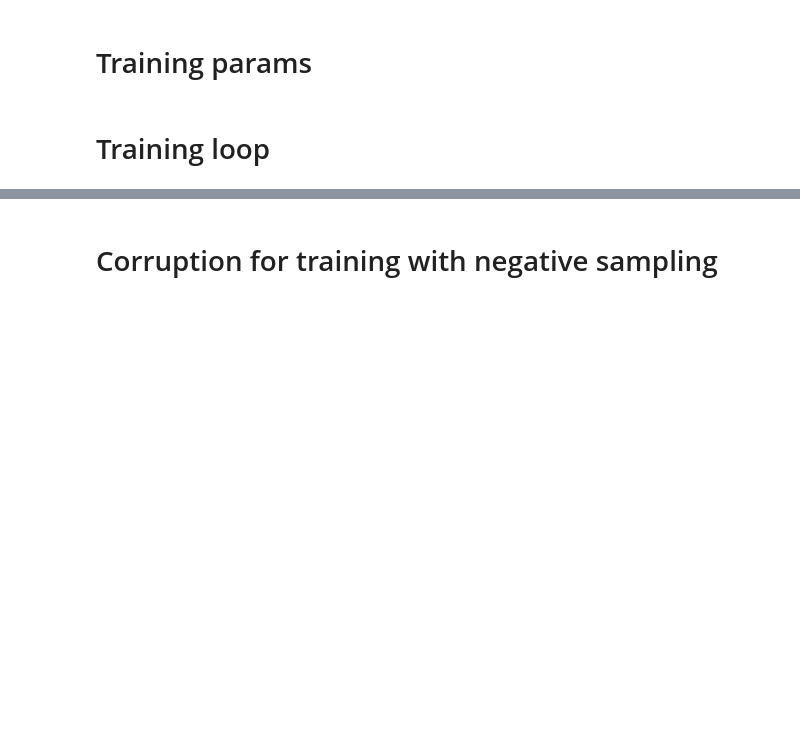
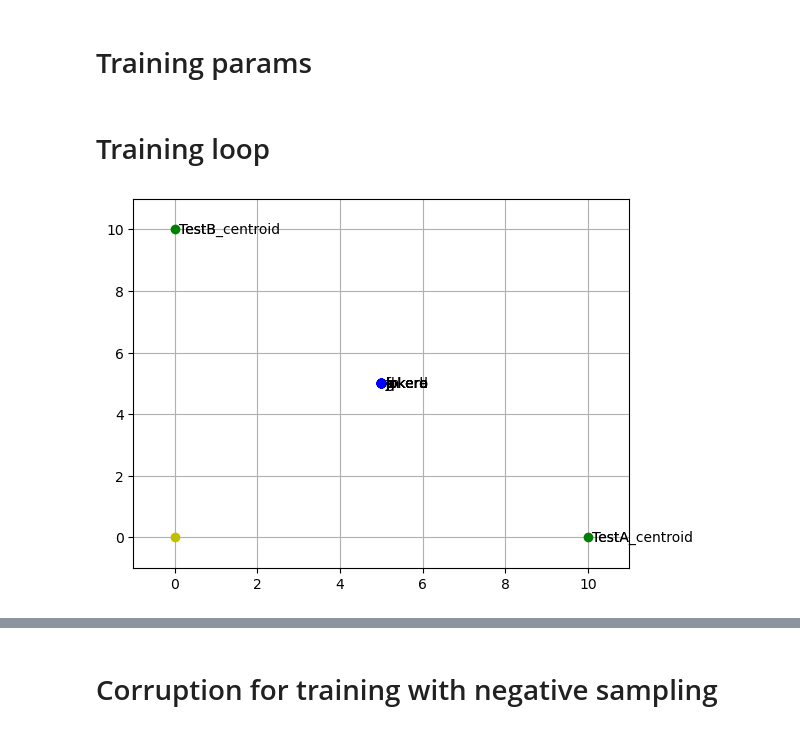
Before and after one commit to victorlacerdab/ELH-Implementation, a Jupyter notebook: toyexample.ipynb, the cells around one changed output, grey strips where cells are left out. Drawn from its saved outputs; the diff is of its cells as text; code cells hidden in the pictures; blank space fills up the shorter version.

```diff
--- a/toyexample.ipynb
+++ b/toyexample.ipynb
@@ -861,10 +849,18 @@ train_RoleDataLoader = DataLoader(trainRoleDataset, batch_size = BATCH_SIZE, shu
 test_RoleDataLoader = DataLoader(testRoleDataset, batch_size = BATCH_SIZE, shuffle=False)
 # %%
 class FaithEL(nn.Module):
-    def __init__(self, emb_dim, phi, individual_vocabulary, concept_vocabulary, role_vocabulary, init_individual_param_to_centroid = False, init_concept_param_to_centroid = False, init_role_param_to_centroid = False):
+    def __init__(self, emb_dim, phi, radius,
+                 individual_vocabulary,
+                 concept_vocabulary,
+                 role_vocabulary,
+                 init_individual_param_to_centroid = False,
+                 init_concept_param_to_centroid = False,
+                 init_role_param_to_centroid = False):
+
         super(FaithEL, self).__init__()
         self.emb_dim = emb_dim
         self.phi = phi
+        self.radius = radius
 
         self.individual_embedding_dict = nn.Embedding(len(individual_vocabulary),
                                                       emb_dim
@@ -934,6 +930,14 @@ class FaithEL(nn.Module):
             out2 = r_assertion_out2
 
             return out1, out2
+
+    def concept_parameter_constraint(self):
+        with torch.no_grad():
+            for idx, weight in enumerate(self.concept_embedding_dict.weight):
+                centroid = torch.tensor(GeometricInterpretation.concept_geointerps_dict[list(GeometricInterpretation.concept_geointerps_dict.keys())[idx]].centroid)
+                distance = torch.dist(weight, centroid, p=2)
+                if distance > self.radius:
+                    self.concept_embedding_dict.weight[idx] = centroid + self.radius * (weight - centroid) / distance
 # %%
 def get_param_dists(model, dictionary_concept_to_idx, role = False):
 
@@ -1277,31 +1298,31 @@ def plot_model(model, individual_vocab_idcs, concept_vocab_idcs, role_vocab_idcs
     role_centroid_for_plotting = []
 
     for idx, individual in enumerate(individual_embeddings[:]):
-        individual = individual[1:3].detach().numpy()
+        individual = individual[:].detach().numpy()
         individual_label = individual_vocab_idcs[idx]
         final_representation = (individual, individual_label)
         individuals_for_plotting.append(final_representation)
 
     for idx, concept in enumerate(concept_parameter_embeddings):
-        concept_param = concept[1:3].detach().numpy()
+        concept_param = concept[:].detach().numpy()
         concept_label = concept_vocab_idcs[idx]
         final_representation = (concept_param, concept_label)
         concept_parameters_for_plotting.append(final_representation)
 
     for idx, key in enumerate(GeometricInterpretation.concept_geointerps_dict.keys()):
-        concept_centroid = GeometricInterpretation.concept_geointerps_dict[key].centroid[1:3]
+        concept_centroid = GeometricInterpretation.concept_geointerps_dict[key].centroid[:]
         concept_label = key + '_centroid'
         final_representation = (concept_centroid, concept_label)
         concept_centroid_for_plotting.append(final_representation)
 
     for idx, role in enumerate(role_parameter_embeddings):
-        role_param = role[1:3].detach().numpy()
+        role_param = role[:].detach().numpy()
         role_label = role_vocab_idcs[idx]
         final_representation = (role_param, role_label)
         role_parameters_for_plotting.append(final_representation)
 
     for idx, key in enumerate(GeometricInterpretation.role_geointerps_dict.keys()):
-        role_centroid = GeometricInterpretation.role_geointerps_dict[key].centroid[1:3]
+        role_centroid = GeometricInterpretation.role_geointerps_dict[key].centroid[:]
         role_label = key + '_centroid'
         final_representation = (role_centroid, role_label)
         role_centroid_for_plotting.append(final_representation)
@@ -1430,6 +1452,10 @@ model = FaithEL(EMB_DIM, PHI,
                 init_role_param_to_centroid = ROLE_CENTROID_INIT)
 
 optimizer = optim.Adam(model.parameters(), lr=LR)
+# %%
+plot_model(model, idx_to_entity_vocab, idx_to_concept_vocab, idx_to_role_vocab, SCALE_FACTOR)
+# %% [output]
+[figure, added]
 # %%
 train_loss_list, test_loss_list, train_hits_at_k_concept, test_hits_at_k_concept, train_hits_at_k_role, test_hits_at_k_role, = train_model(model,
                                                                                                                                            train_ConceptDataLoader, train_RoleDataLoader, test_ConceptDataLoader, test_RoleDataLoader,
```
Also changed, not shown: parts of 26 cells of this notebook.
